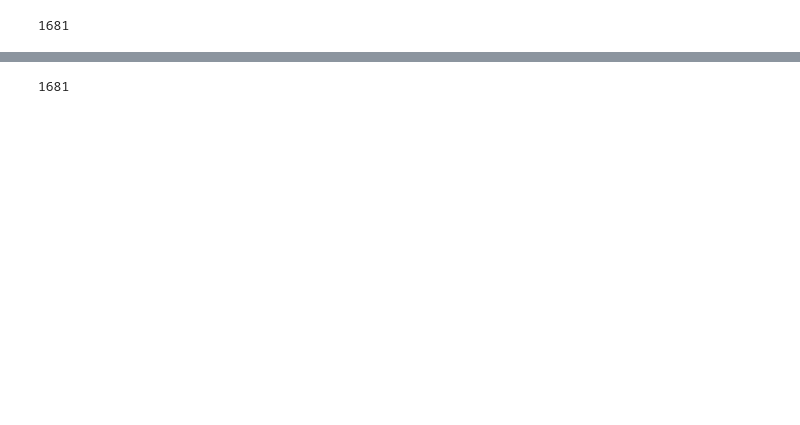
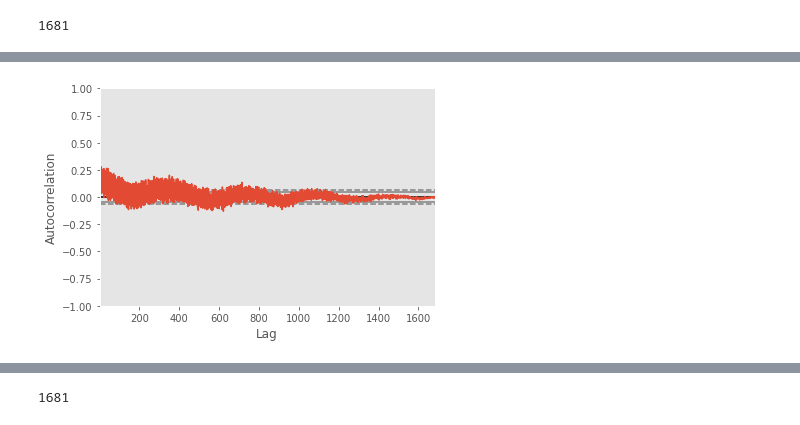
Before and after one commit to hudsonbat/Data-205, a Jupyter notebook: Regression_Trees_All.ipynb, the cells around one changed output, grey strips where cells are left out. Drawn from its saved outputs; the diff is of its cells as text; code cells hidden in the pictures; blank space fills up the shorter version.

```diff
--- a/Regression_Trees_All.ipynb
+++ b/Regression_Trees_All.ipynb
@@ -485,0 +490,6 @@ data = df_final3.copy()
+# %%
+Y2 = pd.plotting.autocorrelation_plot(df_final3['Crime Against Property Count'])
+Y2.plot()
+plt.show()
+# %% [output]
+[figure, added]
```
Also changed, not shown: parts of 33 cells of this notebook.
